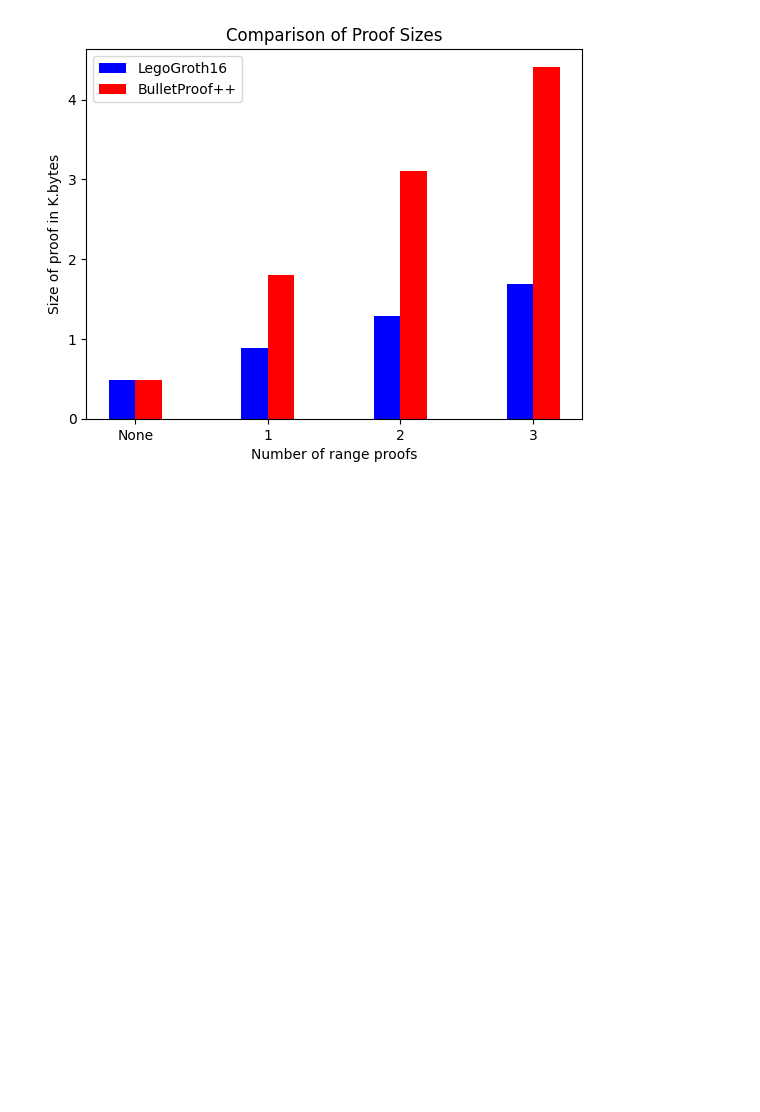
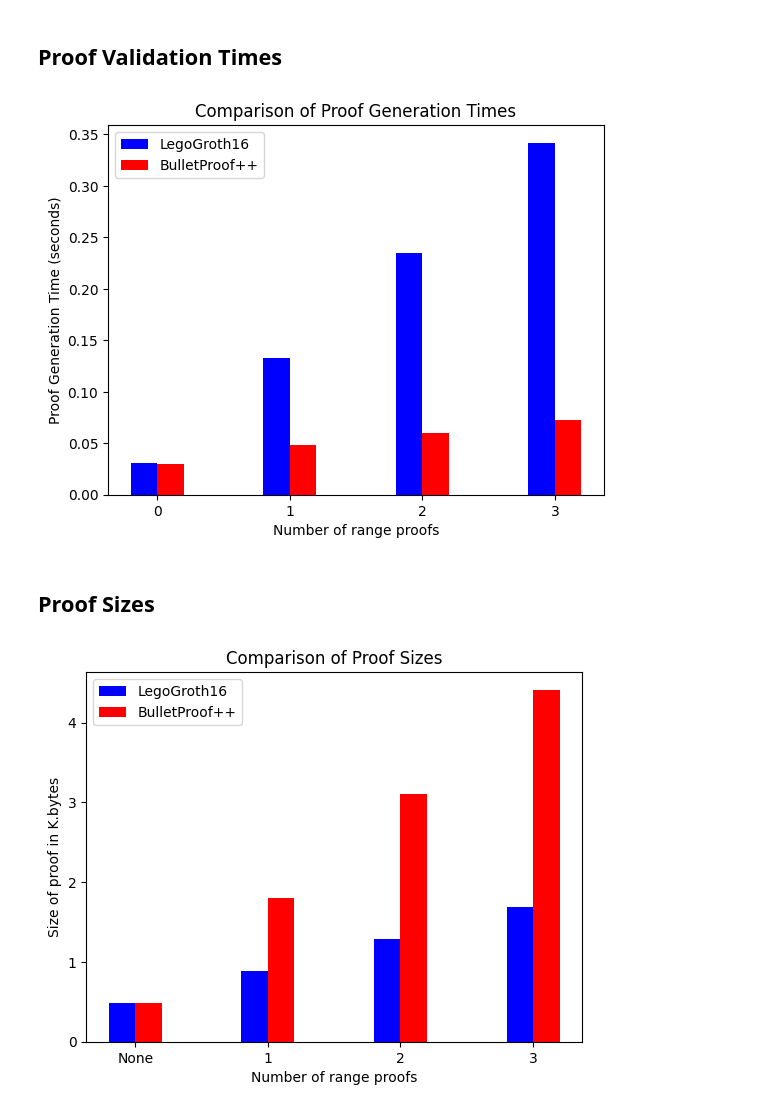
Before and after one commit to c4dt/eid-workshop, a Jupyter notebook: exercise-03-plots.ipynb, the cells around one changed output. Cells and saved outputs as stored; diff of their text form; code cells hidden in the pictures; blank space fills up the shorter version.

```diff
--- a/exercise-03-plots.ipynb
+++ b/exercise-03-plots.ipynb
@@ -39,3 +41,41 @@ plt.show()
+# %% [markdown]
+## Proof Validation Times
+# %%
+import matplotlib.pyplot as plt
+
+
+legoGroth16VerificationTimes = [ 0.031, 0.133, 0.235, 0.342 ]
+bulletProofVerificationTimes = [ 0.03, 0.048, 0.06, 0.073 ]
+
+# Create the bar chart
+plt.bar(
+    [i - 0.1 for i in range(len(legoGroth16VerificationTimes))],
+    legoGroth16VerificationTimes,
+    width=0.2,
+    label="LegoGroth16",
+    color="blue",
+)
+plt.bar(
+    [i + 0.1 for i in range(len(bulletProofVerificationTimes))],
+    bulletProofVerificationTimes,
+    width=0.2,
+    label="BulletProof++",
+    color="red",
+)
+
+# Add labels and title
+plt.xlabel("Number of range proofs")
+plt.ylabel("Proof Generation Time (seconds)")
+plt.title("Comparison of Proof Generation Times")
+plt.xticks(range(len(legoGroth16VerificationTimes)), ["0", "1", "2", "3"])
+plt.legend()
+
+# Show the plot
+plt.show()
+# %% [output]
+[figure, added]
+# %% [markdown]
+## Proof Sizes
 # %%
 import matplotlib.pyplot as plt
 
```
Also changed, not shown: parts of 3 cells of this notebook, 3 other files.
